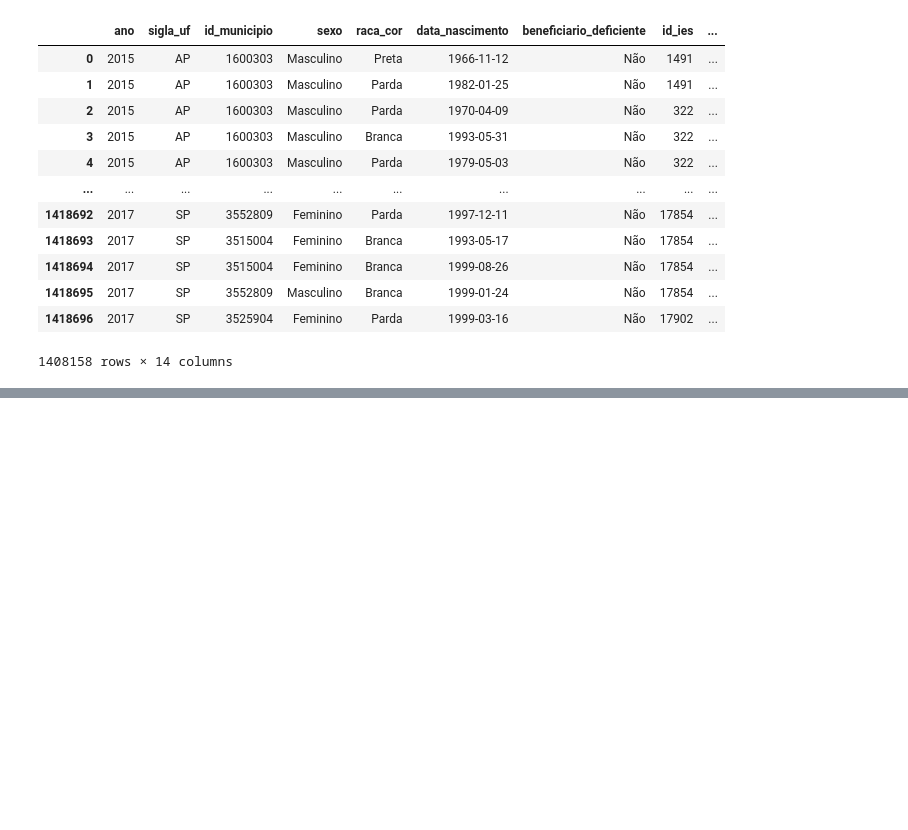
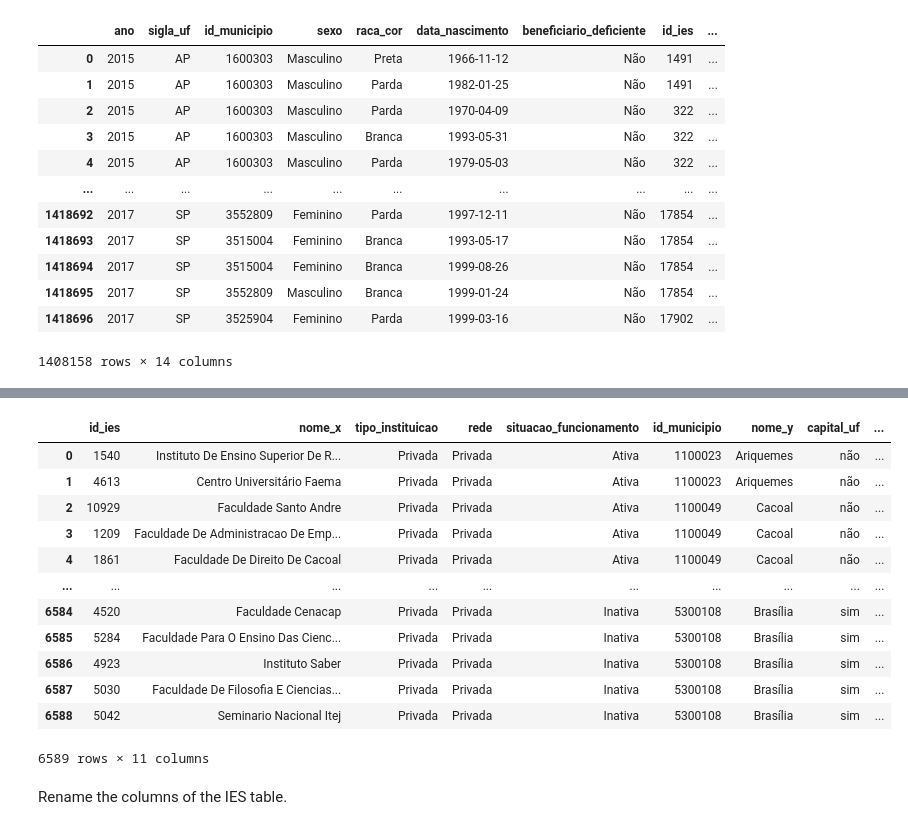
Before and after one commit to jsnpereira-datascience/prouni-analytics, a Jupyter notebook: notebook/data_processing.ipynb, the cells around one changed output, grey strips where cells are left out. Saved outputs shown, nothing was run; the diff lists cells and outputs as text; code cells hidden in the pictures; blank space fills up the shorter version.

Commit message:
Added join tables and data processed

```diff
--- a/notebook/data_processing.ipynb
+++ b/notebook/data_processing.ipynb
@@ -262,0 +264,3 @@ data_cities
+# %%
+data_cities = prouni.change_data_capital(data_cities)
+data_cities
@@ -353,0 +378,5 @@ data_prouni
+# %%
+
+ies_drop_colums = ['sigla_uf']
+data_ies = dt.drop_columns(data_ies, ies_drop_colums);
+data_ies
@@ -353,0 +397,21 @@ data_prouni
+# %%
+
+maps = {"id_municipio": "id_municipio"}
+df_ies = dt.join_data(data_ies, data_cities, maps, join_type='inner')
+df_ies
+# %% [output]
+|  | id_ies | nome_x | tipo_instituicao | rede | situacao_funcionamento | id_municipio | nome_y | capital_uf | ... |
+| 0 | 1540 | Instituto De Ensino Superior De R... | Privada | Privada | Ativa | 1100023 | Ariquemes | não | ... |
+| 1 | 4613 | Centro Universitário Faema | Privada | Privada | Ativa | 1100023 | Ariquemes | não | ... |
+| 2 | 10929 | Faculdade Santo Andre | Privada | Privada | Ativa | 1100049 | Cacoal | não | ... |
+| 3 | 1209 | Faculdade De Administracao De Emp... | Privada | Privada | Ativa | 1100049 | Cacoal | não | ... |
+| 4 | 1861 | Faculdade De Direito De Cacoal | Privada | Privada | Ativa | 1100049 | Cacoal | não | ... |
+| ... | ... | ... | ... | ... | ... | ... | ... | ... | ... |
+| 6584 | 4520 | Faculdade Cenacap | Privada | Privada | Inativa | 5300108 | Brasília | sim | ... |
+| 6585 | 5284 | Faculdade Para O Ensino Das Cienc... | Privada | Privada | Inativa | 5300108 | Brasília | sim | ... |
+| 6586 | 4923 | Instituto Saber | Privada | Privada | Inativa | 5300108 | Brasília | sim | ... |
+| 6587 | 5030 | Faculdade De Filosofia E Ciencias... | Privada | Privada | Inativa | 5300108 | Brasília | sim | ... |
+| 6588 | 5042 | Seminario Nacional Itej | Privada | Privada | Inativa | 5300108 | Brasília | sim | ... |
+6589 rows × 11 columns
+# %% [markdown]
+Rename the columns of the IES table.
```
Also changed, not shown: parts of 33 cells of this notebook, 2 other files.
